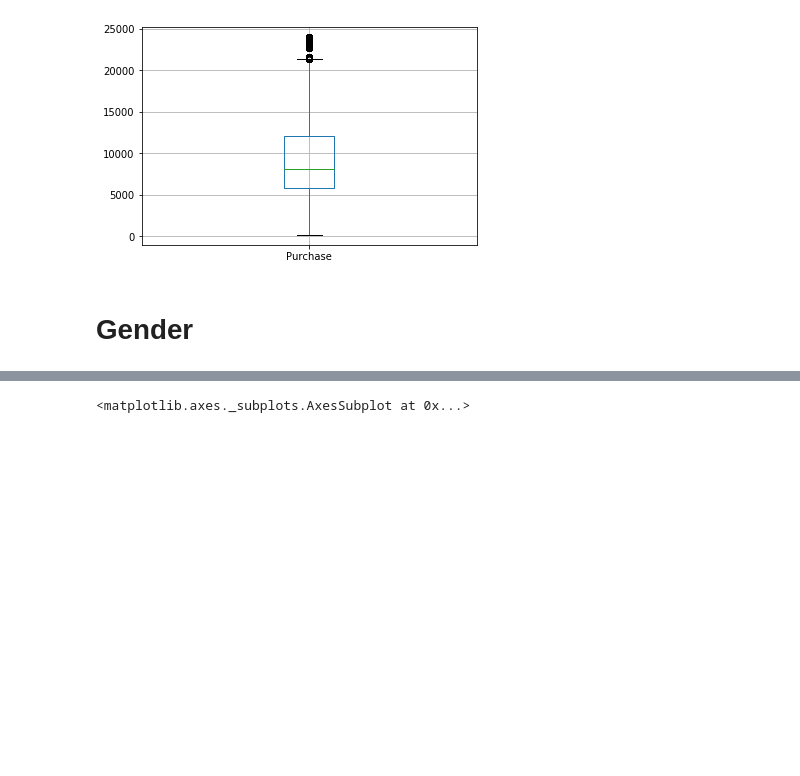
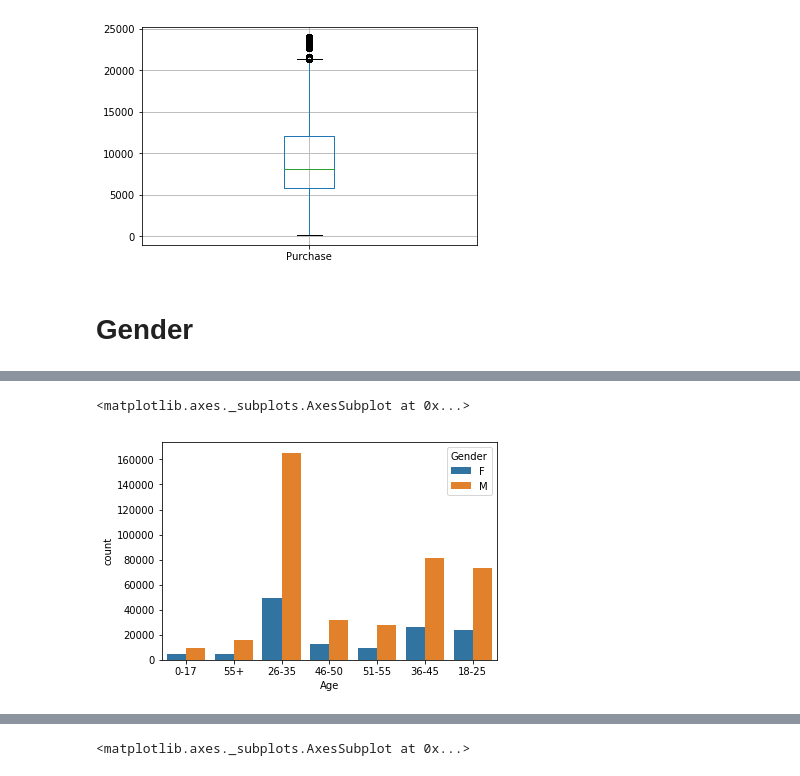
Before and after one commit to nicocurat/black-friday, a Jupyter notebook: black-friday.ipynb, the cells around one changed output, grey strips where cells are left out. Cells and saved outputs as stored; diff of their text form; code cells hidden in the pictures; blank space fills up the shorter version.

```diff
--- a/black-friday.ipynb
+++ b/black-friday.ipynb
@@ -98,0 +111,5 @@ M       9504.771713
+# %%
+sns.countplot(df['Age'],hue=df['Gender'])
+# %% [output]
+<matplotlib.axes._subplots.AxesSubplot at 0x...>
+[figure, added]
```
Also changed, not shown: parts of 21 cells of this notebook.
